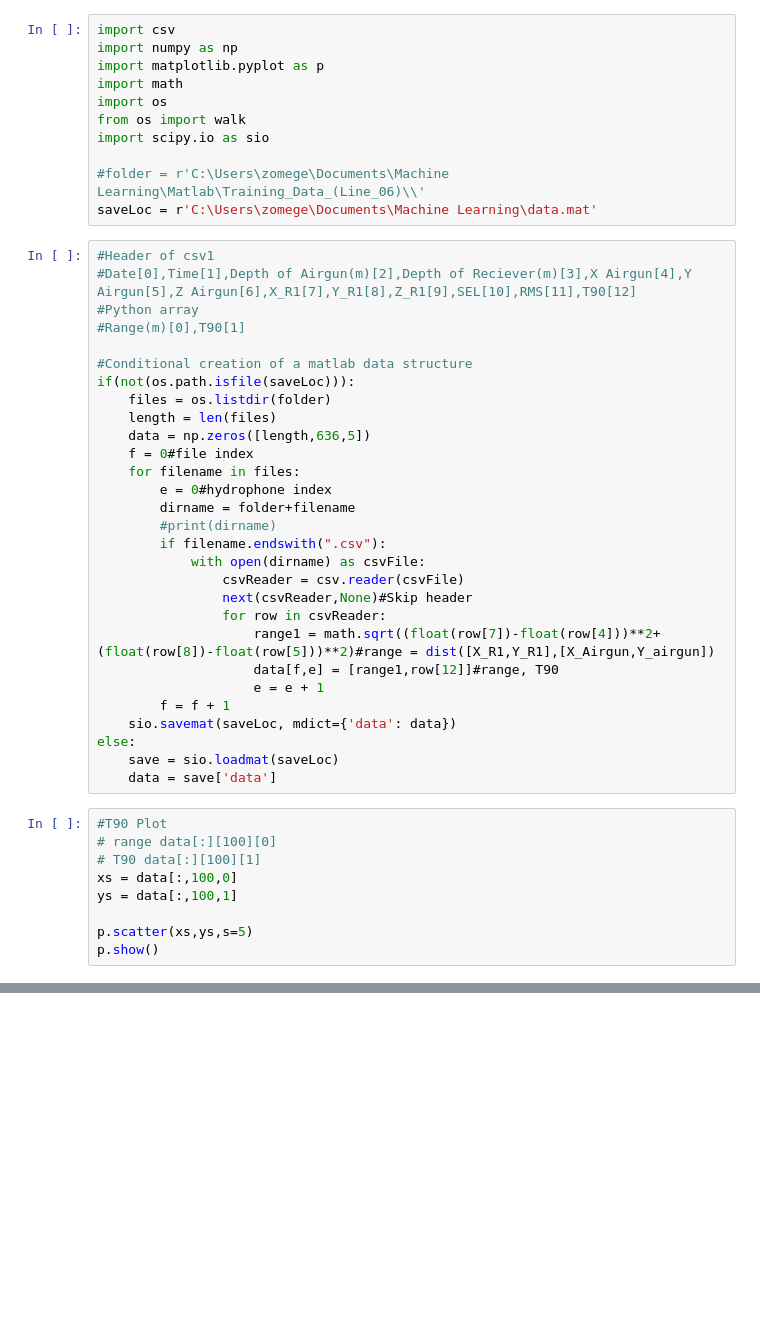
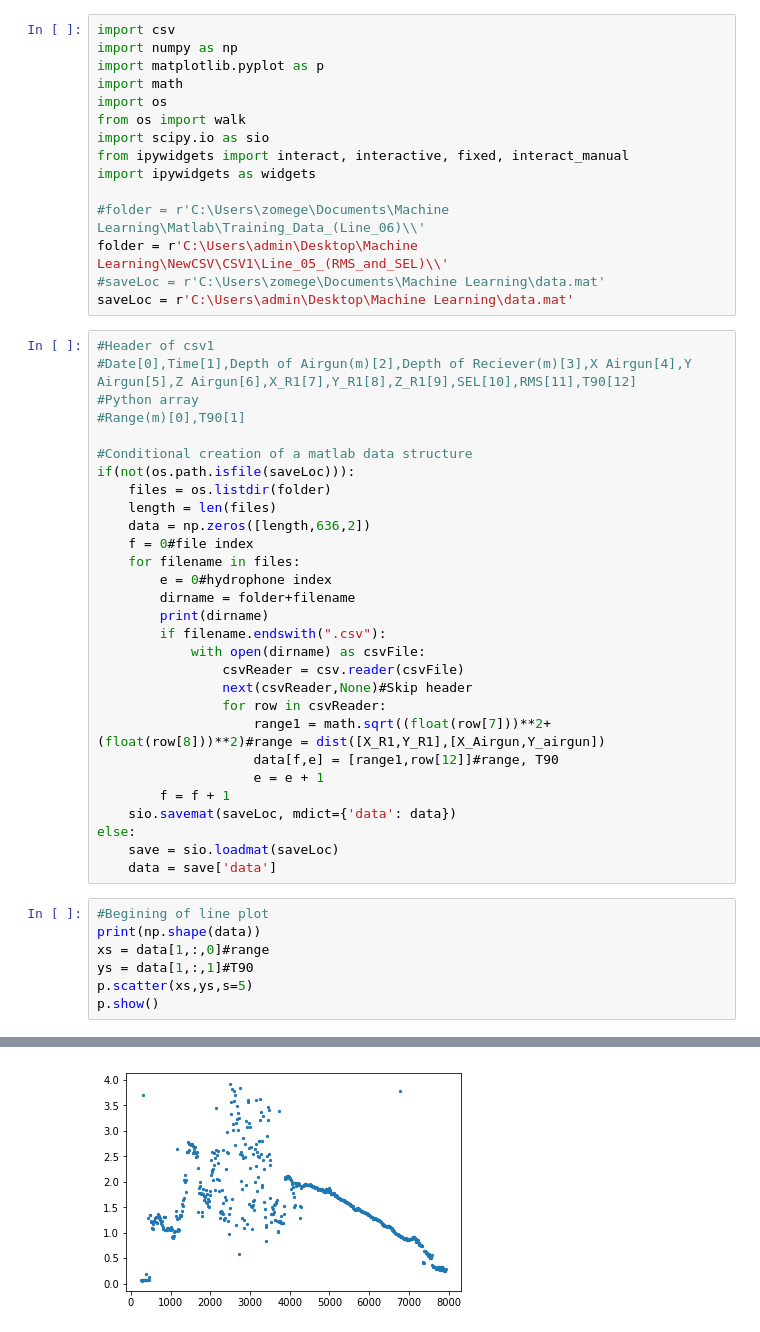
Before and after one commit to efreneau/Machine-Learning-On-Seismic-Streamer-Data, a Jupyter notebook: T90-Range Plot.ipynb, the cells around one changed output, grey strips where cells are left out. Cells and saved outputs as stored; diff of their text form; blank space fills up the shorter version.

```diff
--- a/T90-Range Plot.ipynb
+++ b/T90-Range Plot.ipynb
@@ -6,9 +6,13 @@ import math
 import os
 from os import walk
 import scipy.io as sio
+from ipywidgets import interact, interactive, fixed, interact_manual
+import ipywidgets as widgets
 
 #folder = r'C:\Users\zomege\Documents\Machine Learning\Matlab\Training_Data_(Line_06)\\'
-saveLoc = r'C:\Users\zomege\Documents\Machine Learning\data.mat'
+folder = r'C:\Users\admin\Desktop\Machine Learning\NewCSV\CSV1\Line_05_(RMS_and_SEL)\\'
+#saveLoc = r'C:\Users\zomege\Documents\Machine Learning\data.mat'
+saveLoc = r'C:\Users\admin\Desktop\Machine Learning\data.mat'
 # %%
 #Header of csv1
 #Date[0],Time[1],Depth of Airgun(m)[2],Depth of Reciever(m)[3],X Airgun[4],Y Airgun[5],Z Airgun[6],X_R1[7],Y_R1[8],Z_R1[9],SEL[10],RMS[11],T90[12]
@@ -19,18 +23,18 @@ saveLoc = r'C:\Users\zomege\Documents\Machine Learning\data.mat'
 if(not(os.path.isfile(saveLoc))):
     files = os.listdir(folder)
     length = len(files)
-    data = np.zeros([length,636,5])
+    data = np.zeros([length,636,2])
     f = 0#file index
     for filename in files:
         e = 0#hydrophone index
         dirname = folder+filename
-        #print(dirname)
+        print(dirname)
         if filename.endswith(".csv"):
             with open(dirname) as csvFile:
                 csvReader = csv.reader(csvFile)
                 next(csvReader,None)#Skip header
                 for row in csvReader:
-                    range1 = math.sqrt((float(row[7])-float(row[4]))**2+(float(row[8])-float(row[5]))**2)#range = dist([X_R1,Y_R1],[X_Airgun,Y_airgun])
+                    range1 = math.sqrt((float(row[7]))**2+(float(row[8]))**2)#range = dist([X_R1,Y_R1],[X_Airgun,Y_airgun])
                     data[f,e] = [range1,row[12]]#range, T90
                     e = e + 1
         f = f + 1
@@ -39,12 +43,10 @@ else:
     save = sio.loadmat(saveLoc)
     data = save['data']
 # %%
-#T90 Plot
-# range data[:][100][0]
-# T90 data[:][100][1]
-xs = data[:,100,0]
-ys = data[:,100,1]
-
+#Begining of line plot
+print(np.shape(data))
+xs = data[1,:,0]#range
+ys = data[1,:,1]#T90
 p.scatter(xs,ys,s=5)
 p.show()
 # %% [output]
@@ -51,0 +54 @@ NameError: name 'data' is not defined
+[figure, added]
```
Also changed, not shown: parts of 4 cells of this notebook.
